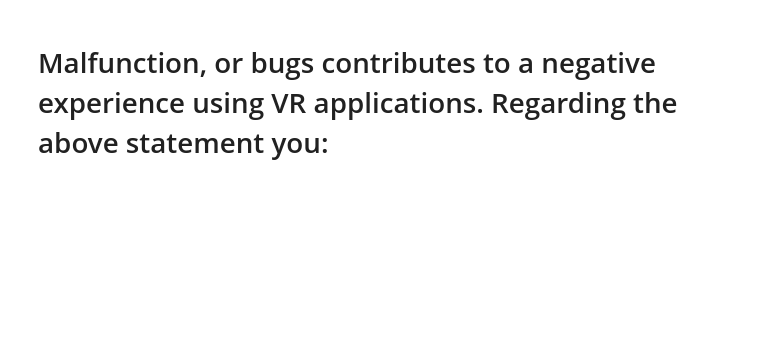
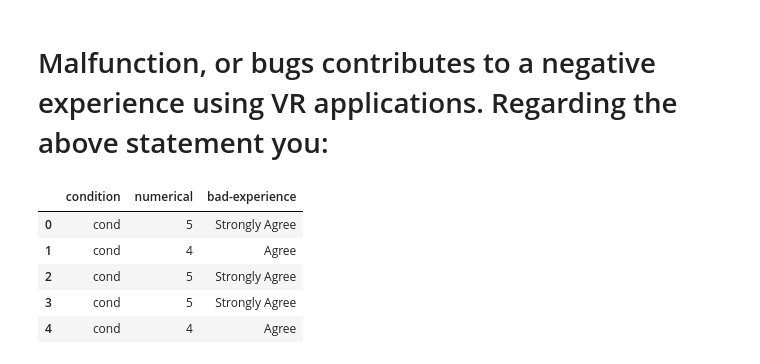
Before and after one commit to stevao-andrade/vr_survey, a Jupyter notebook: survey_charts.ipynb, the cells around one changed output. Cells and saved outputs as stored; diff of their text form; code cells hidden in the pictures; blank space fills up the shorter version.

```diff
--- a/survey_charts.ipynb
+++ b/survey_charts.ipynb
@@ -196,18 +196,24 @@ ax.legend(frameon=False, bbox_to_anchor=(1.5,0.8))
 # %%
 #get the likert scale results
 bad_experience = pd.DataFrame(results['bad-experience'])
 columns = bad_experience['bad-experience'].unique()
 
 #convert from categorical to numerical
 responses = {'Strongly Disagree': 1, 'Disagree': 2, 'Neutral': 3, 'Agree': 4, 'Strongly Agree': 5}
 bad_experience['numerical'] = bad_experience['bad-experience'].map(responses)
 
 #define the condition of the likert scale
 bad_experience.insert(loc=0, column='condition', value='cond')
 
 #order the title of the columns
 columns_titles = ['condition', 'numerical', 'bad-experience']
 bad_experience = bad_experience.reindex(columns=columns_titles)
 
-#drop the categorical information
-bad_experience = bad_experience.drop('bad-experience', 1)
+bad_experience.head()
+# %% [output]
+|  | condition | numerical | bad-experience |
+| 0 | cond | 5 | Strongly Agree |
+| 1 | cond | 4 | Agree |
+| 2 | cond | 5 | Strongly Agree |
+| 3 | cond | 5 | Strongly Agree |
+| 4 | cond | 4 | Agree |
```
Also changed, not shown: parts of 5 cells of this notebook, 6 other files.
